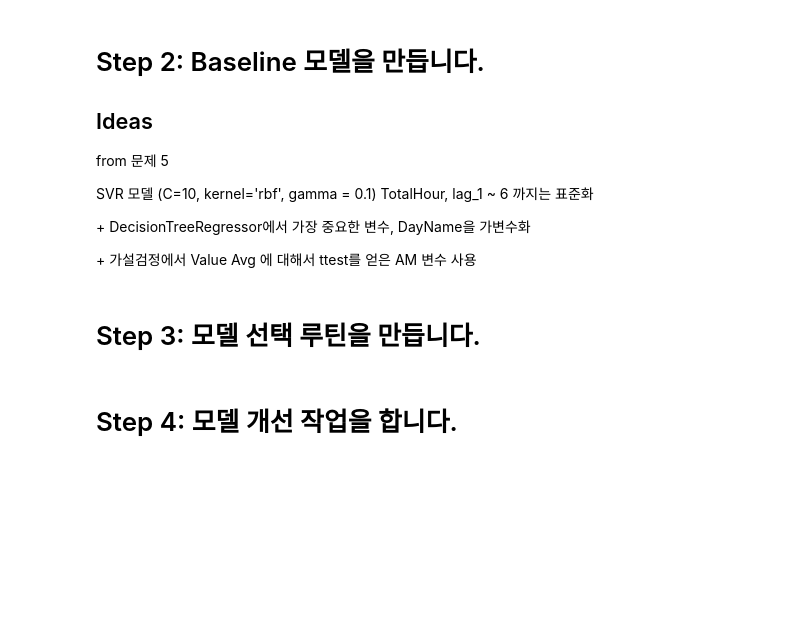
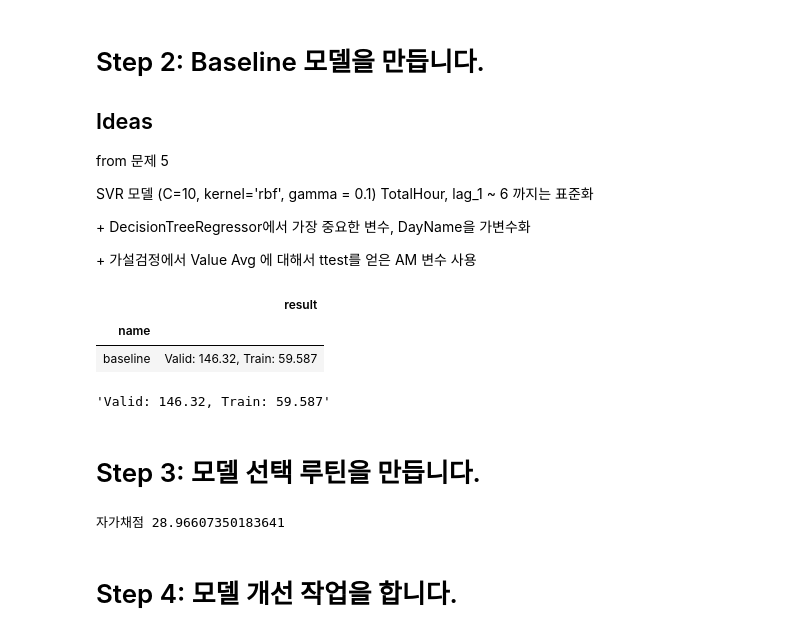
Before and after one commit to sunkusun9/DS_lv3_2502, a Jupyter notebook: sec_ds_lv3_prob3_kaggle.ipynb, the cells around one changed output. Cells and saved outputs as stored; diff of their text form; code cells hidden in the pictures; blank space fills up the shorter version.

Commit message:
Day1 Kaggle 문제 풀이 중간 과정 올립니다.

```diff
--- a/sec_ds_lv3_prob3_kaggle.ipynb
+++ b/sec_ds_lv3_prob3_kaggle.ipynb
@@ -175,13 +175,14 @@ from sklearn.pipeline import make_pipeline
 from sklearn.svm import SVR
 from sklearn.metrics import mean_absolute_error
 
+hist = []
 def eval_model(name, reg):
     """
         모델의 인스턴스를 받아 검증 결과(MAE)를 구합니다.
         1. HoldOut 검증 - df_train으로 학습하고
         2. df_valid, df_train 에 대한 예측결과에 대한 MAE를 구합니다.
-        3. 주어진 모델명으로 평가 결과를 저장합니다. (TODO)
-        4. 가장 최근의 수행결과를 보여 주어 선택하는데 활용하도록 합니다. (TODO)
+        3. 주어진 모델명으로 평가 결과를 저장합니다.
+        4. 가장 최근의 수행결과를 보여 주어 선택하는데 활용하도록 합니다.
         ※ 더 있으면 좋을 만한 요소들을 추가해봅니다.
     Parameters:
         name: str, 모델의 이름,
@@ -190,7 +191,7 @@ def eval_model(name, reg):
         검증 결과(df_valid, df_train의 MAE)
     """
     reg.fit(df_train[X_all], df_train['target'])
-    return (
+    result = "Valid: {:.5}, Train: {:.5}".format(
         mean_absolute_error(
             df_valid['target'], reg.predict(df_valid[X_all])
         ),
@@ -198,6 +199,9 @@ def eval_model(name, reg):
             df_train['target'], reg.predict(df_train[X_all])
         )
     )
+    hist.append(pd.Series([name, result], index = ['name', 'result']))
+    display(pd.DataFrame(hist).groupby('name').last())
+    return result
 
 # Step 3: 모델 선택 루틴
 def select_model(reg):
@@ -232,13 +236,27 @@ TotalHour, lag_1 ~ 6 까지는 표준화
 
 \+ 가설검정에서 Value Avg 에 대해서 ttest를 얻은 AM 변수 사용
 # %%
-# reg_svr = TODO-with
+ct = ColumnTransformer([
+    ('std', StandardScaler(), ['TotalHour'] + ['lag_{}'.format(i) for i in range(1, 7)]),
+    ('ohe', OneHotEncoder(categories = 'auto', drop = 'first'), ['DayName']),
+    ('pt', 'passthrough', ['AM'])
+])
+reg_svr = make_pipeline(ct, SVR(C = 10, kernel = 'rbf', gamma = 0.1))
+reg_svr.fit(df_train[X_all], df_train['target'])
+eval_model('baseline', reg_svr)
+# %% [output]
+|  | result |
+| name |  |
+| baseline | Valid: 146.32, Train: 59.587 |
+'Valid: 146.32, Train: 59.587'
 # %% [markdown]
 # Step 3: 모델 선택 루틴을 만듭니다.
 # %%
-#prd = select_model(reg_svr)
+prd = select_model(reg_svr)
 # 자가 채점
-#print("자가채점", mean_absolute_error(s_kaggle_ans, prd))
+print("자가채점", mean_absolute_error(s_kaggle_ans, prd))
+# %% [output]
+자가채점 28.96607350183641
 # %% [markdown]
 # Step 4:  모델 개선 작업을 합니다.
 # %%
```
